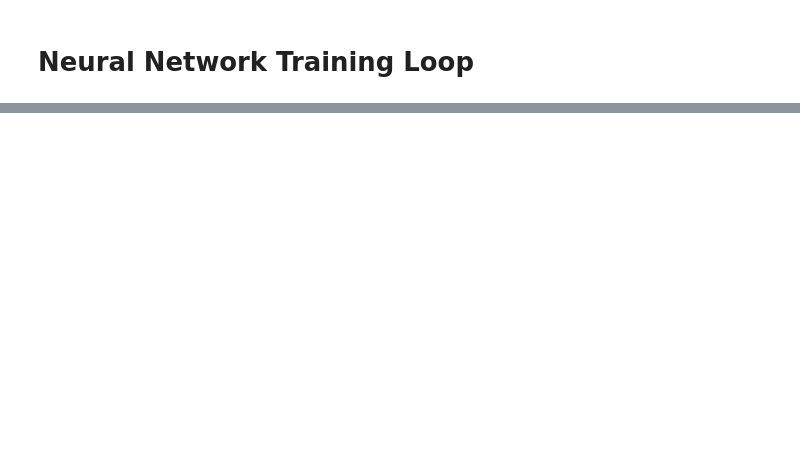
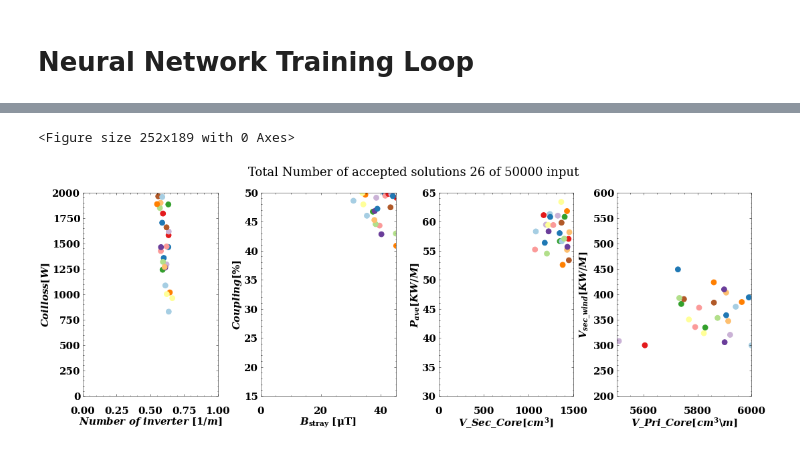
Before and after one commit to ShahidOni/Optimizer, a Jupyter notebook: optimization_eng.ipynb, the cells around one changed output, grey strips where cells are left out. Saved outputs shown, nothing was run; the diff lists cells and outputs as text; code cells hidden in the pictures; blank space fills up the shorter version.

```diff
--- a/optimization_eng.ipynb
+++ b/optimization_eng.ipynb
@@ -1006,12 +933,0 @@ tensor([ 44963.2852,  43305.2539,  45064.1016,  ...,  44039.7422,
-# %%
-fig_width = 8 #cm # Setting for Conference paper
-fig_height = 3 #cm
-font_size = 7 # pt
-fig_update = True
-marker_size = 5
-x_tick_pad = 2
-y_tick_pad = 2
-x_label_pad = 0.5
-y_label_pad = 1
-
-!pip install SciencePlots
@@ -1249,3 +965,66 @@ plt.show()
+# %%
+import matplotlib
+import seaborn as sns
+
+plt.subplots_adjust(left=.1,
+                    bottom=0.1,
+                    right=0.9,
+                    top=2,
+                    wspace=2,
+                    hspace=0.4)
+
+font = {'family' : 'normal',
+        'weight' : 'bold',
+        'size'   : 15}
+
+matplotlib.rc('font', **font)
+color_list = sns.color_palette("Paired", n_colors=len(accpeted_v_pri_core))
+
+plt.style.use(['science','no-latex'])
+#matplotlib.rcParams.update({'font.size': font_size, 'font.family': 'STIXGeneral', 'mathtext.fontset': 'stix'})
+
+
+#fig1=plt.figure(figsize=(cm2inch(fig_width/2),cm2inch(fig_height)/1.2), dpi=400)
+
+fig, (ax1, ax2, ax3,ax4) = plt.subplots(1, 4)
+
+fig.set_size_inches(15, 5)
+fig.tight_layout()
+marker_size = 60
+#plt.title("Number of point insde the box " + str(calculate_point_inside(x,xlim,y,ylim, maximization=True)))
+ax4.scatter(accpeted_v_pri_core, accepted_v_sec_wind, s=marker_size, c=color_list ,rasterized=True)
+ax3.scatter(accepted_v_sec_core, accpeted_pave, s=marker_size, c=color_list ,rasterized=True)
+ax2.scatter(accepted_bstray, accepted_kdiff, s=marker_size, c=color_list ,rasterized=True)
+ax1.scatter(accepted_n_inv_, accepted_coilloss, s=marker_size, c=color_list ,rasterized=True)
+#plt.colorbar(label=r"$V_{SecWind}$")#Show colar bar at the right side
+
+ax4.set_xlabel(r"$V\_Pri\_Core [cm^3 \backslash m] $", labelpad = x_label_pad)              # not shown
+ax4.set_ylabel(r'$V_{sec\_wind} [KW/M]$', labelpad = y_label_pad) # not shown
+
+ax3.set_xlabel(r"$V\_Sec\_Core [cm^3]$", labelpad = x_label_pad)              # not shown
+ax3.set_ylabel(r'$P_{ave} [KW/M]$', labelpad = y_label_pad) # not shown
+
+ax2.set_xlabel(r"$B_{\rm stray}~[\rm \mu T]$", labelpad = x_label_pad)              # not shown
+ax2.set_ylabel(r'$Coupling [\%]$', labelpad = y_label_pad) # not shown
+
+ax1.set_xlabel(r"$Number\ of\ inverter\ [1/m]$", labelpad = x_label_pad)              # not shown
+ax1.set_ylabel(r'$Coil loss [W]$', labelpad = y_label_pad) # not shown
+
+ax4.axis([5500, 6000, 200, 600])
+ax3.axis([0, 1500, 30, 65])
+ax2.axis([0, 45, 15, 50])
+ax1.axis([0,1,0,2000])
+
+ax4.tick_params(axis='x', pad=15)
+ax3.tick_params(axis='x', pad=15)
+ax2.tick_params(axis='x', pad=15)
+ax1.tick_params(axis='x', pad=15)
+
+plt.suptitle("Total Number of accepted solutions " + str(len(accpeted_v_pri_core)) + " of 50000 input", y=1.05)
+plt.show()
+# %% [output]
+<Figure size 252x189 with 0 Axes>
+[figure, added]
 # %%
 from prettytable import PrettyTable
 t = PrettyTable(['Number of Inverters [1/m]', 'Coilloss [W]', 'Bstray[uT]', 'Coupling [%]', 'V_Sec_Core [cm3]', 'Power Average [kW/m'])
```
Also changed, not shown: parts of 24 cells of this notebook.
